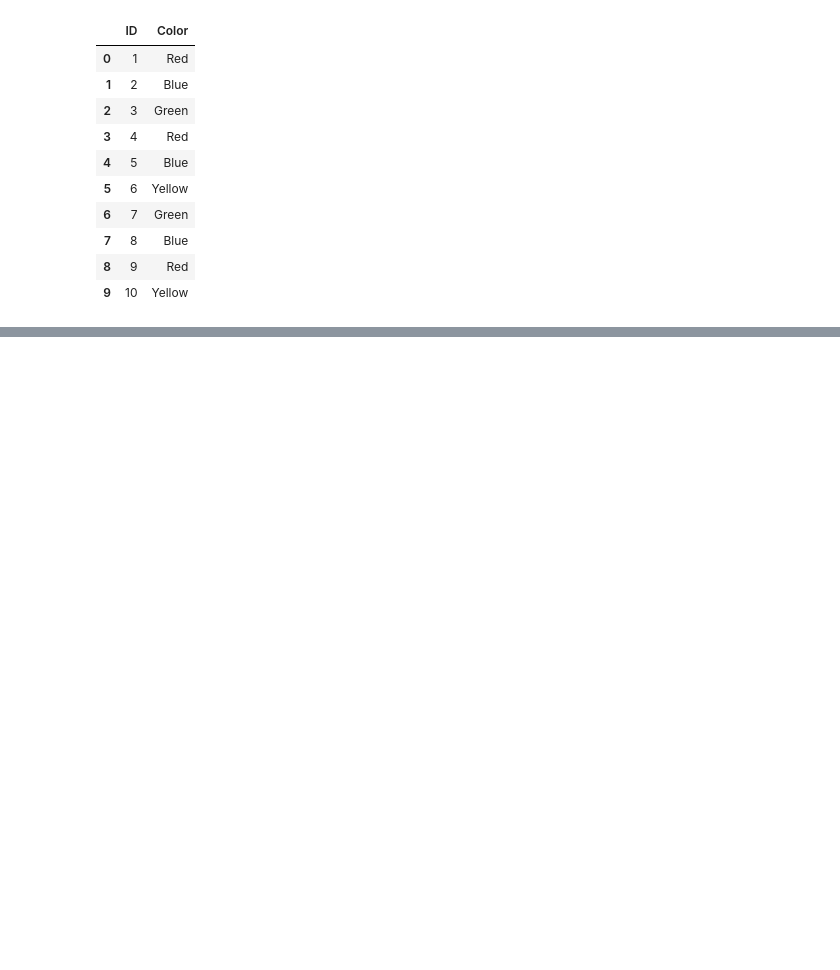
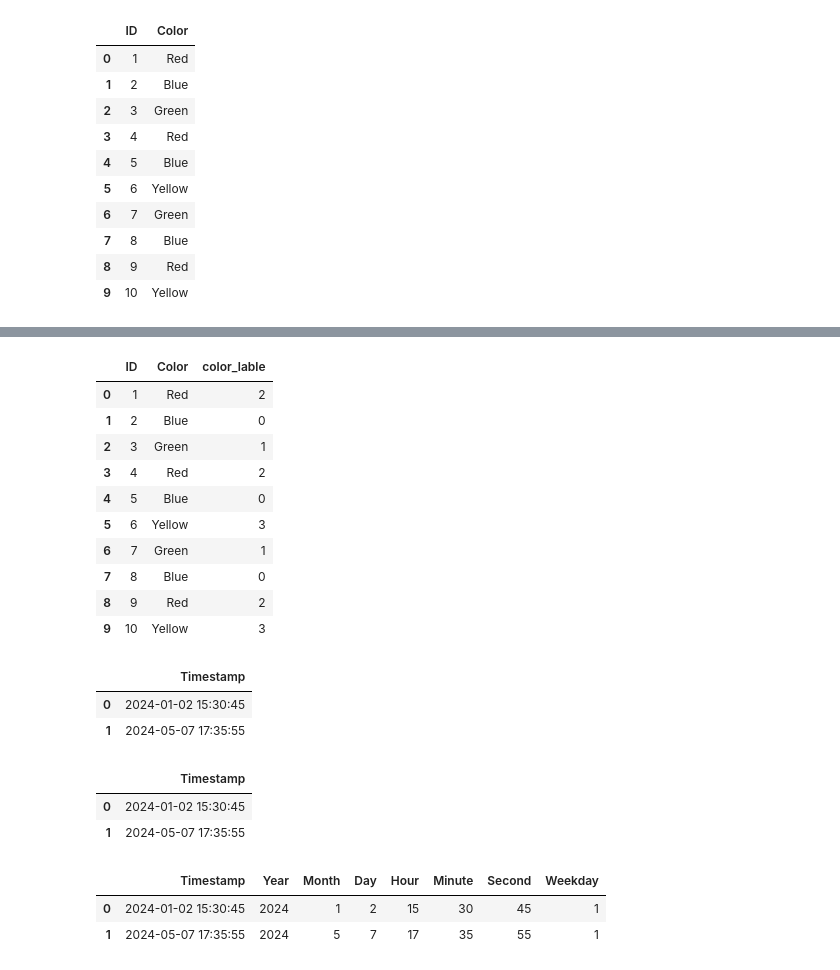
Before and after one commit to bytesbyt/ds_preparing_data, a Jupyter notebook: normalising_data.ipynb, the cells around one changed output, grey strips where cells are left out. Cells and saved outputs as stored; diff of their text form; code cells hidden in the pictures; blank space fills up the shorter version.

```diff
--- a/normalising.ipynb
+++ b/normalising_data.ipynb
@@ -216,3 +217,29 @@ new_color
 | 7 | 8 | Blue | 1.0 | 0.0 | 0.0 | 0.0 |
 | 8 | 9 | Red | 0.0 | 0.0 | 1.0 | 0.0 |
 | 9 | 10 | Yellow | 0.0 | 0.0 | 0.0 | 1.0 |
+# %%
+# Label encoder
+label_enc = LabelEncoder()
+color['color_lable'] = label_enc.fit_transform(color['Color'])
+# %%
+color
+# %% [output]
+|  | ID | Color | color_lable |
+| 0 | 1 | Red | 2 |
+| 1 | 2 | Blue | 0 |
+| 2 | 3 | Green | 1 |
+| 3 | 4 | Red | 2 |
+| 4 | 5 | Blue | 0 |
+| 5 | 6 | Yellow | 3 |
+| 6 | 7 | Green | 1 |
+| 7 | 8 | Blue | 0 |
+| 8 | 9 | Red | 2 |
+| 9 | 10 | Yellow | 3 |
+# %%
+# Date time
+date = pd.DataFrame({'Timestamp': ['2024-01-02 15:30:45', '2024-05-07 17:35:55']})
+date
+# %% [output]
+|  | Timestamp |
+| 0 | 2024-01-02 15:30:45 |
+| 1 | 2024-05-07 17:35:55 |
@@ -218,0 +250,6 @@ new_color
+# %%
+date
+# %% [output]
+|  | Timestamp |
+| 0 | 2024-01-02 15:30:45 |
+| 1 | 2024-05-07 17:35:55 |
@@ -218,0 +265,6 @@ new_color
+# %%
+date
+# %% [output]
+|  | Timestamp | Year | Month | Day | Hour | Minute | Second | Weekday |
+| 0 | 2024-01-02 15:30:45 | 2024 | 1 | 2 | 15 | 30 | 45 | 1 |
+| 1 | 2024-05-07 17:35:55 | 2024 | 5 | 7 | 17 | 35 | 55 | 1 |
```
Also changed, not shown: parts of 10 cells of this notebook, 1 other file.
